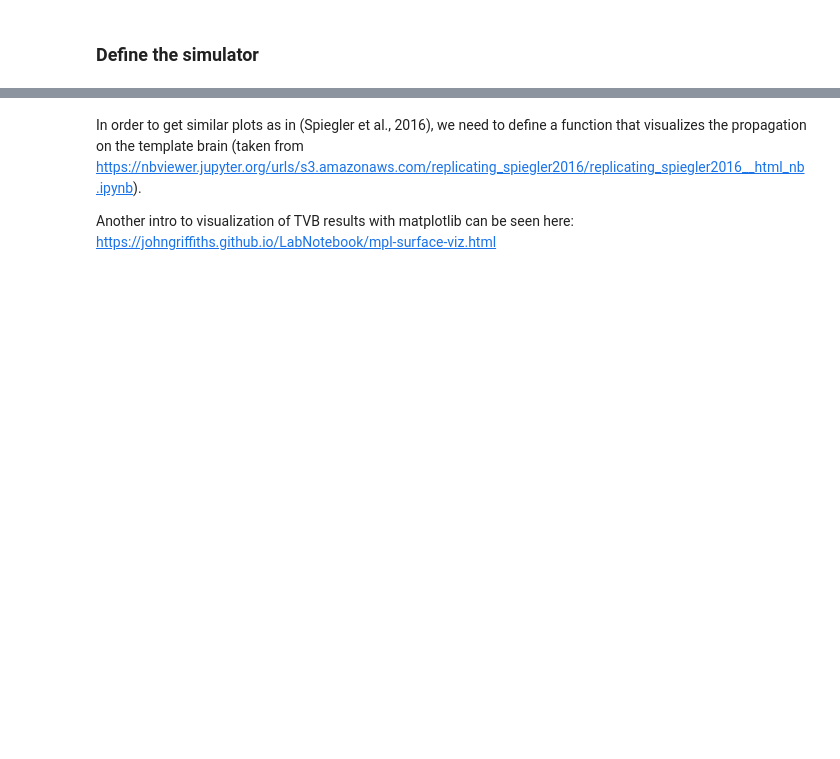
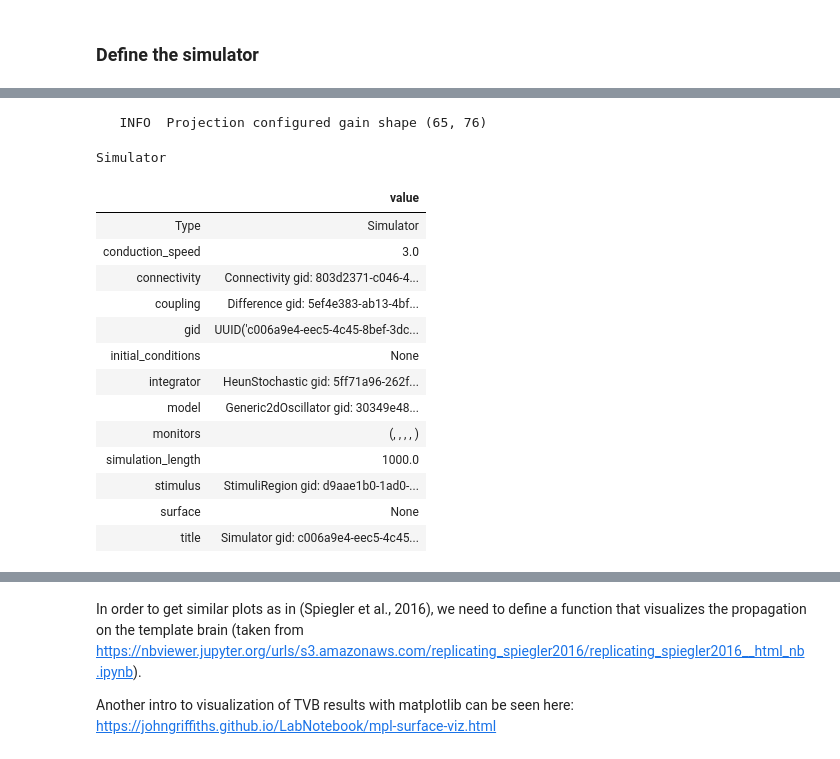
Before and after one commit to anujanegi/TMS-simulation, a Jupyter notebook: TMS_Simulation.ipynb, the cells around one changed output, grey strips where cells are left out. Drawn from its saved outputs; the diff is of its cells as text; code cells hidden in the pictures; blank space fills up the shorter version.

```diff
--- a/TMS_Simulation.ipynb
+++ b/TMS_Simulation.ipynb
@@ -352 +353,28 @@ Simulator
+# %%
+#tms simulation
+tms_sim = simulator.Simulator(model=net_model,
+                          connectivity=white_matter,
+                          coupling=white_matter_coupling,
+                          integrator=heunint,
+                          monitors=all_mons,
+                          stimulus=stim,
+                         )
+tms_sim.configure()
+# %% [output]
+   INFO  Projection configured gain shape (65, 76)
+Simulator
+|  | value |
+| Type | Simulator |
+| conduction_speed | 3.0 |
+| connectivity | Connectivity gid: 803d2371-c046-4... |
+| coupling | Difference gid: 5ef4e383-ab13-4bf... |
+| gid | UUID('c006a9e4-eec5-4c45-8bef-3dc... |
+| initial_conditions | None |
+| integrator | HeunStochastic gid: 5ff71a96-262f... |
+| model | Generic2dOscillator gid: 30349e48... |
+| monitors | (, , , , ) |
+| simulation_length | 1000.0 |
+| stimulus | StimuliRegion gid: d9aae1b0-1ad0-... |
+| surface | None |
+| title | Simulator gid: c006a9e4-eec5-4c45... |
 # %%
```
Also changed, not shown: parts of 17 cells of this notebook.
